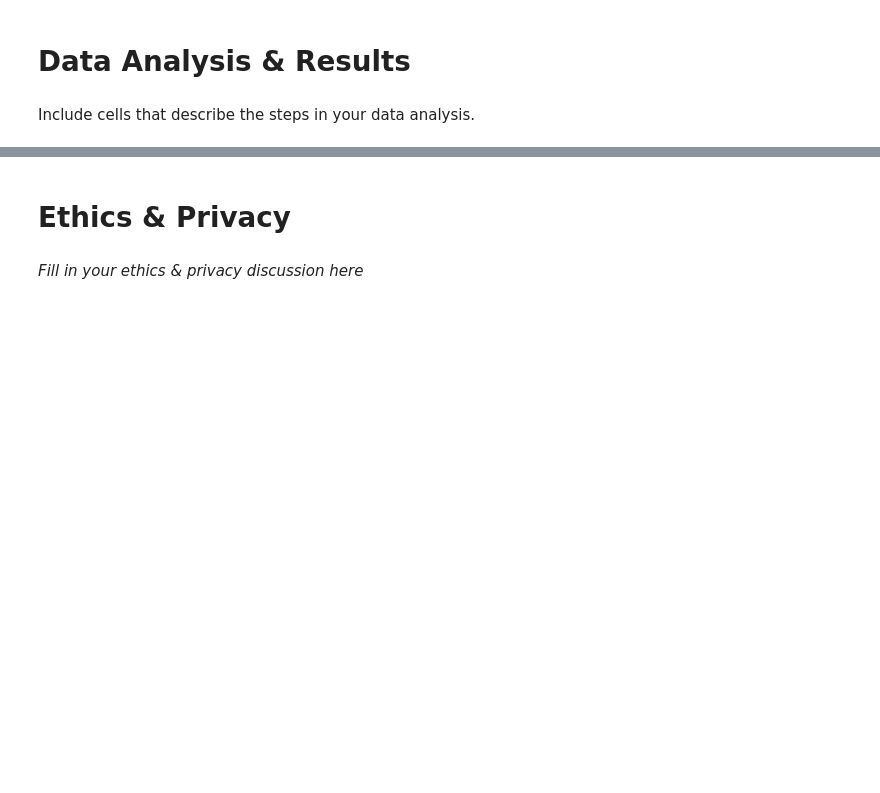
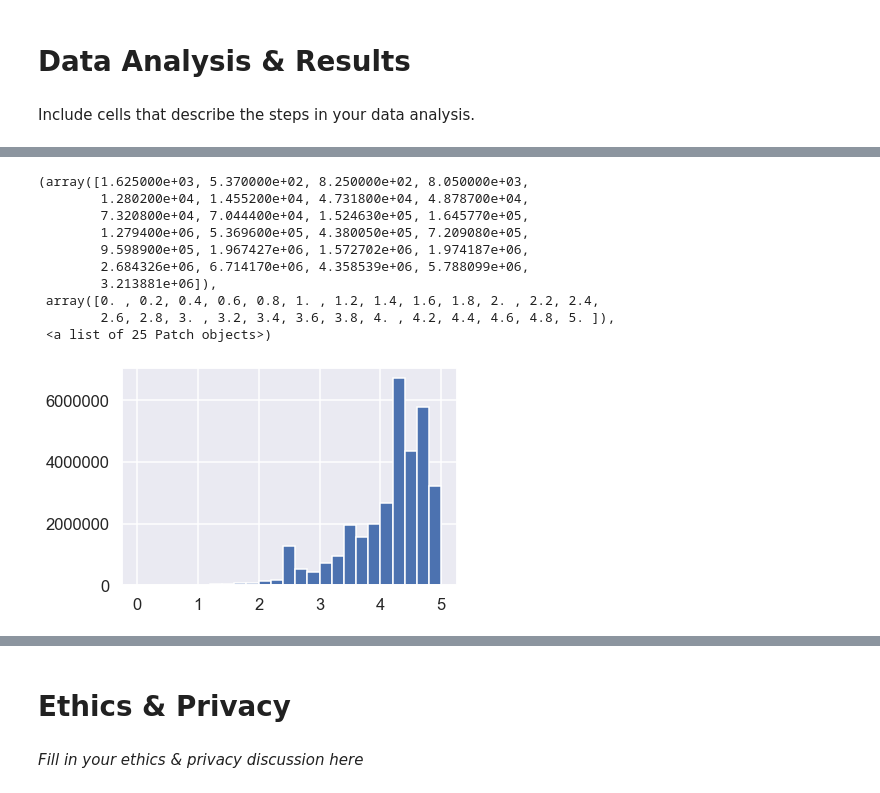
Before and after one commit to Edwardxie72/Cogs108-Gaming-Trends-Analysis, a Jupyter notebook: FinalProject.ipynb, the cells around one changed output, grey strips where cells are left out. Cells and saved outputs as stored; diff of their text form; code cells hidden in the pictures; blank space fills up the shorter version.

```diff
--- a/FinalProject.ipynb
+++ b/FinalProject.ipynb
@@ -355,0 +412,14 @@ Include cells that describe the steps in your data analysis.
+# %%
+plt.hist(df_steam['AvgRating']*5, weights = df_steam['NumRating'], bins = 25) # Weighted steam ratings distribution histogram
+# %% [output]
+(array([1.625000e+03, 5.370000e+02, 8.250000e+02, 8.050000e+03,
+        1.280200e+04, 1.455200e+04, 4.731800e+04, 4.878700e+04,
+        7.320800e+04, 7.044400e+04, 1.524630e+05, 1.645770e+05,
+        1.279400e+06, 5.369600e+05, 4.380050e+05, 7.209080e+05,
+        9.598900e+05, 1.967427e+06, 1.572702e+06, 1.974187e+06,
+        2.684326e+06, 6.714170e+06, 4.358539e+06, 5.788099e+06,
+        3.213881e+06]),
+ array([0. , 0.2, 0.4, 0.6, 0.8, 1. , 1.2, 1.4, 1.6, 1.8, 2. , 2.2, 2.4,
+        2.6, 2.8, 3. , 3.2, 3.4, 3.6, 3.8, 4. , 4.2, 4.4, 4.6, 4.8, 5. ]),
+ <a list of 25 Patch objects>)
+[figure, added]
```
Also changed, not shown: parts of 18 cells of this notebook.
